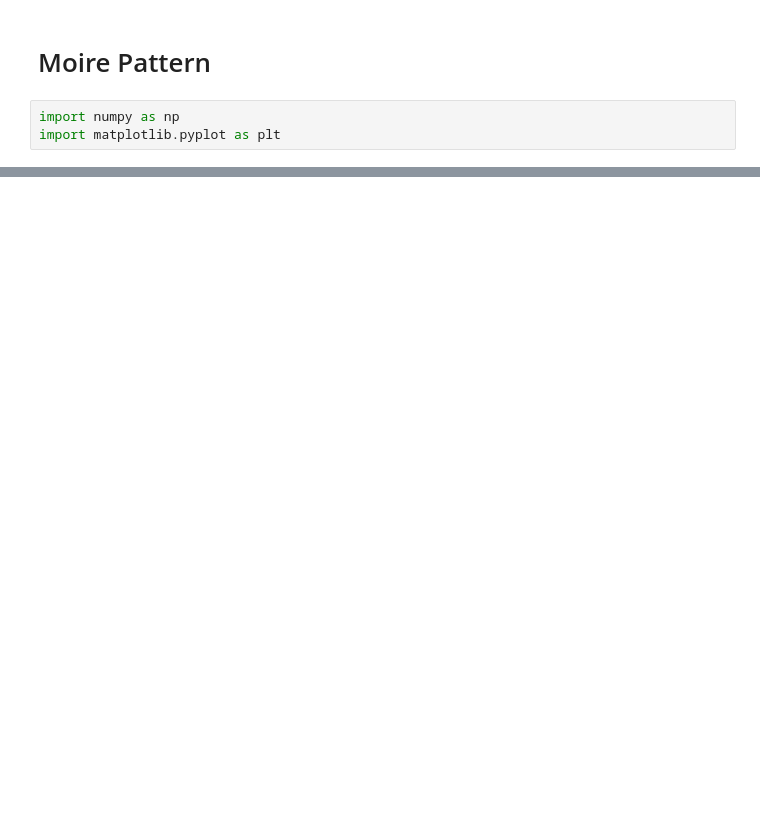
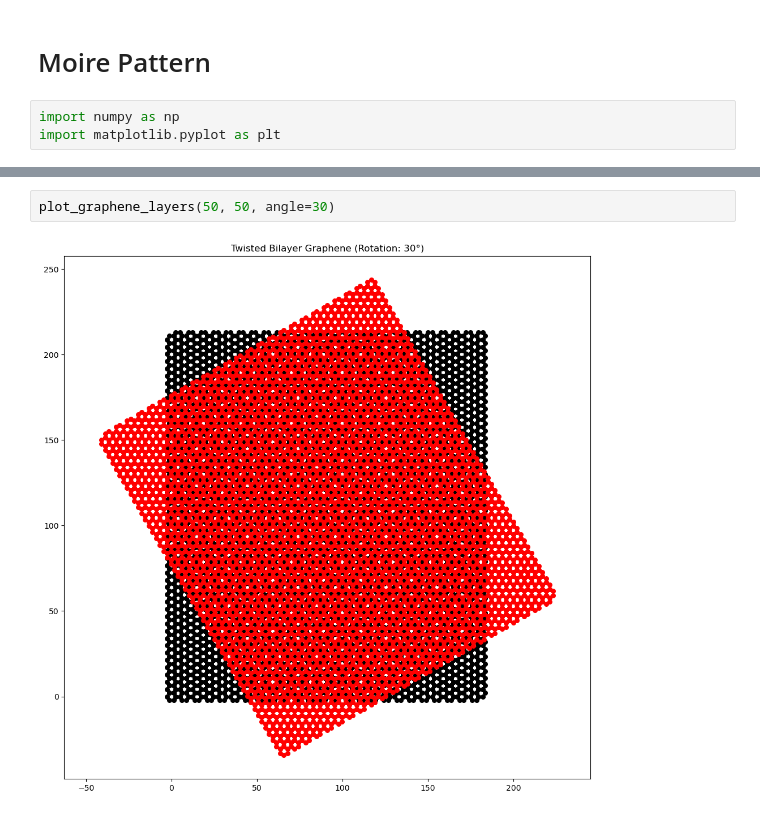
Before and after one commit to hyp0515/exp_phy_ii, a Jupyter notebook: mar18/moire_pattern.ipynb, the cells around one changed output, grey strips where cells are left out. Saved outputs shown, nothing was run; the diff lists cells and outputs as text; blank space fills up the shorter version.

```diff
--- a/mar18/moire_pattern.ipynb
+++ b/mar18/moire_pattern.ipynb
@@ -45,0 +102,4 @@ plt.show()
+# %%
+plot_graphene_layers(50, 50, angle=30)
+# %% [output]
+[figure, added]
```
Also changed, not shown: parts of 7 cells of this notebook, 6 other files.
